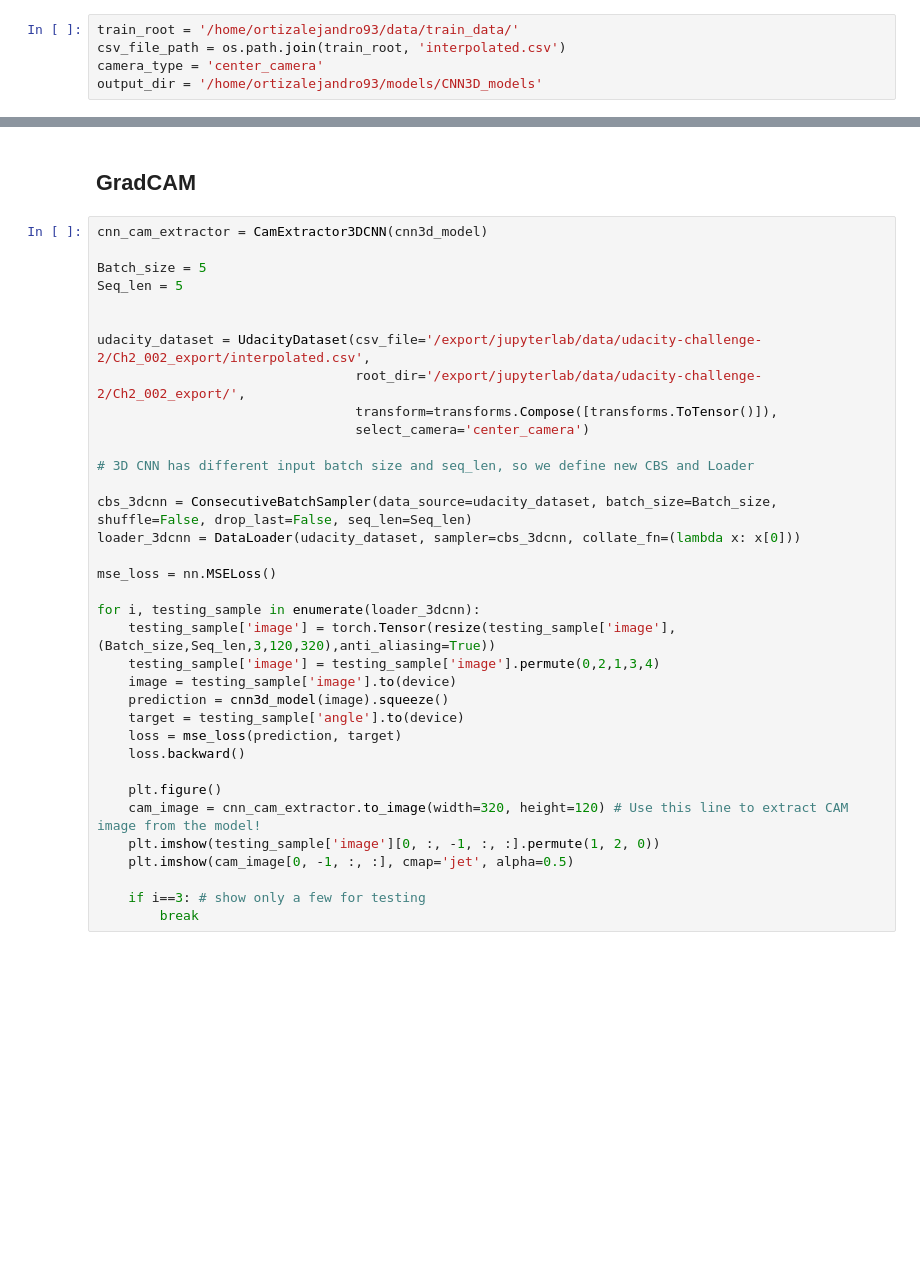
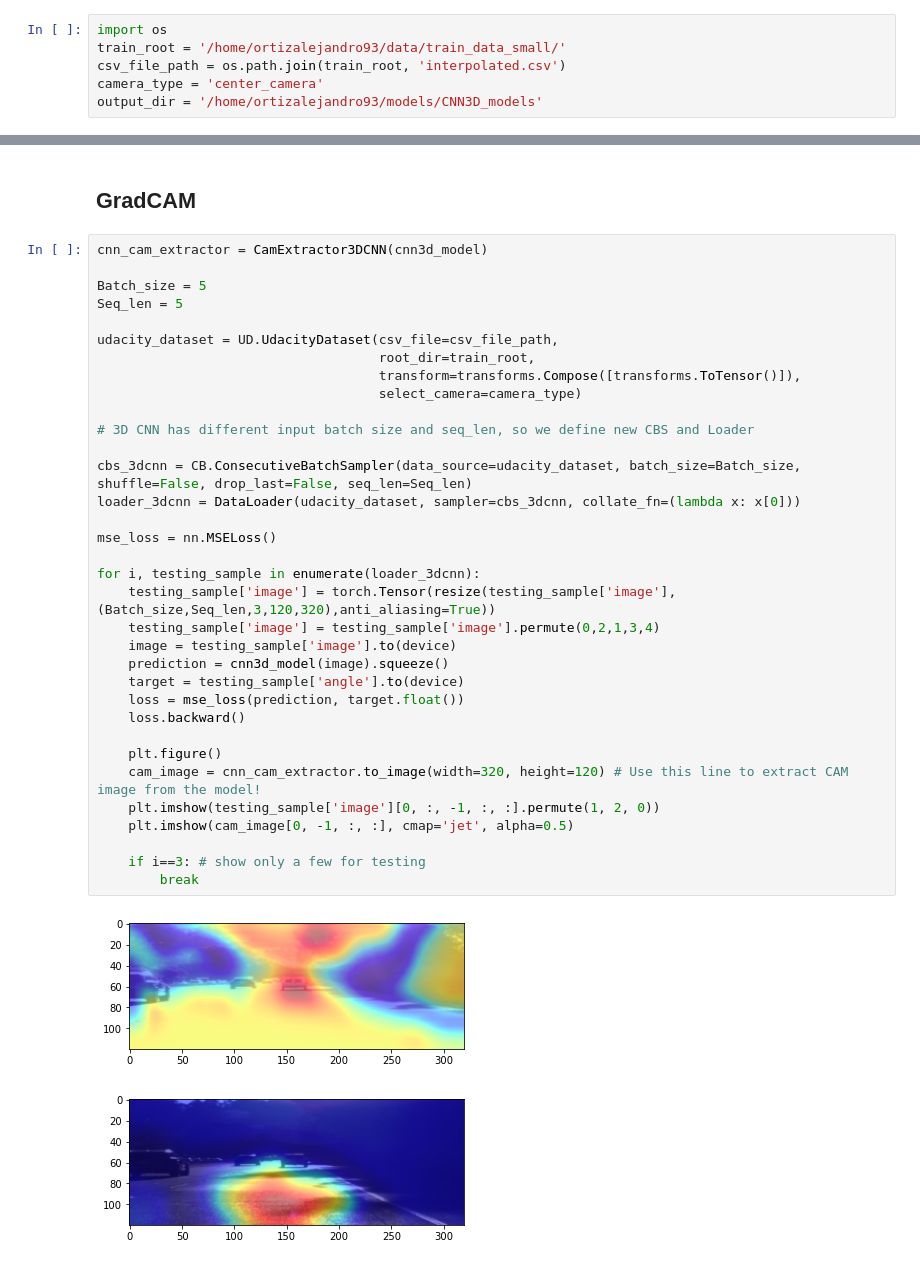
Before and after one commit to aaortiz/Self-Driving-Car, a Jupyter notebook: CNN3D+LSTM.ipynb, the cells around one changed output, grey strips where cells are left out. Drawn from its saved outputs; the diff is of its cells as text; blank space fills up the shorter version.

```diff
--- a/CNN3D+LSTM.ipynb
+++ b/CNN3D+LSTM.ipynb
@@ -25,7 +25,8 @@ print("Done with Imports")
 # %% [output]
 Done with Imports
 # %%
-train_root = '/home/ortizalejandro93/data/train_data/'
+import os
+train_root = '/home/ortizalejandro93/data/train_data_small/'
 csv_file_path = os.path.join(train_root, 'interpolated.csv')
 camera_type = 'center_camera'
 output_dir = '/home/ortizalejandro93/models/CNN3D_models'
@@ -131,35 +140,37 @@ visualize_cnn(cnn3d_model.Convolution1)
 # %%
 cnn_cam_extractor = CamExtractor3DCNN(cnn3d_model)
 
 Batch_size = 5
 Seq_len = 5
 
-
-udacity_dataset = UdacityDataset(csv_file='/export/jupyterlab/data/udacity-challenge-2/Ch2_002_export/interpolated.csv',
-                                 root_dir='/export/jupyterlab/data/udacity-challenge-2/Ch2_002_export/',
-                                 transform=transforms.Compose([transforms.ToTensor()]),
-                                 select_camera='center_camera')
+udacity_dataset = UD.UdacityDataset(csv_file=csv_file_path,
+                                    root_dir=train_root,
+                                    transform=transforms.Compose([transforms.ToTensor()]),
+                                    select_camera=camera_type)
 
 # 3D CNN has different input batch size and seq_len, so we define new CBS and Loader
 
-cbs_3dcnn = ConsecutiveBatchSampler(data_source=udacity_dataset, batch_size=Batch_size, shuffle=False, drop_last=False, seq_len=Seq_len)
+cbs_3dcnn = CB.ConsecutiveBatchSampler(data_source=udacity_dataset, batch_size=Batch_size, shuffle=False, drop_last=False, seq_len=Seq_len)
 loader_3dcnn = DataLoader(udacity_dataset, sampler=cbs_3dcnn, collate_fn=(lambda x: x[0]))
 
 mse_loss = nn.MSELoss()
 
 for i, testing_sample in enumerate(loader_3dcnn):
     testing_sample['image'] = torch.Tensor(resize(testing_sample['image'], (Batch_size,Seq_len,3,120,320),anti_aliasing=True))
     testing_sample['image'] = testing_sample['image'].permute(0,2,1,3,4)
     image = testing_sample['image'].to(device)
     prediction = cnn3d_model(image).squeeze()
     target = testing_sample['angle'].to(device)
-    loss = mse_loss(prediction, target)
+    loss = mse_loss(prediction, target.float())
     loss.backward()
 
     plt.figure()
     cam_image = cnn_cam_extractor.to_image(width=320, height=120) # Use this line to extract CAM image from the model!
     plt.imshow(testing_sample['image'][0, :, -1, :, :].permute(1, 2, 0))
     plt.imshow(cam_image[0, -1, :, :], cmap='jet', alpha=0.5)
 
     if i==3: # show only a few for testing
         break
+# %% [output]
+[figure, added]
+[figure, added]
```
Also changed, not shown: parts of 3 cells of this notebook, 2 other files.
